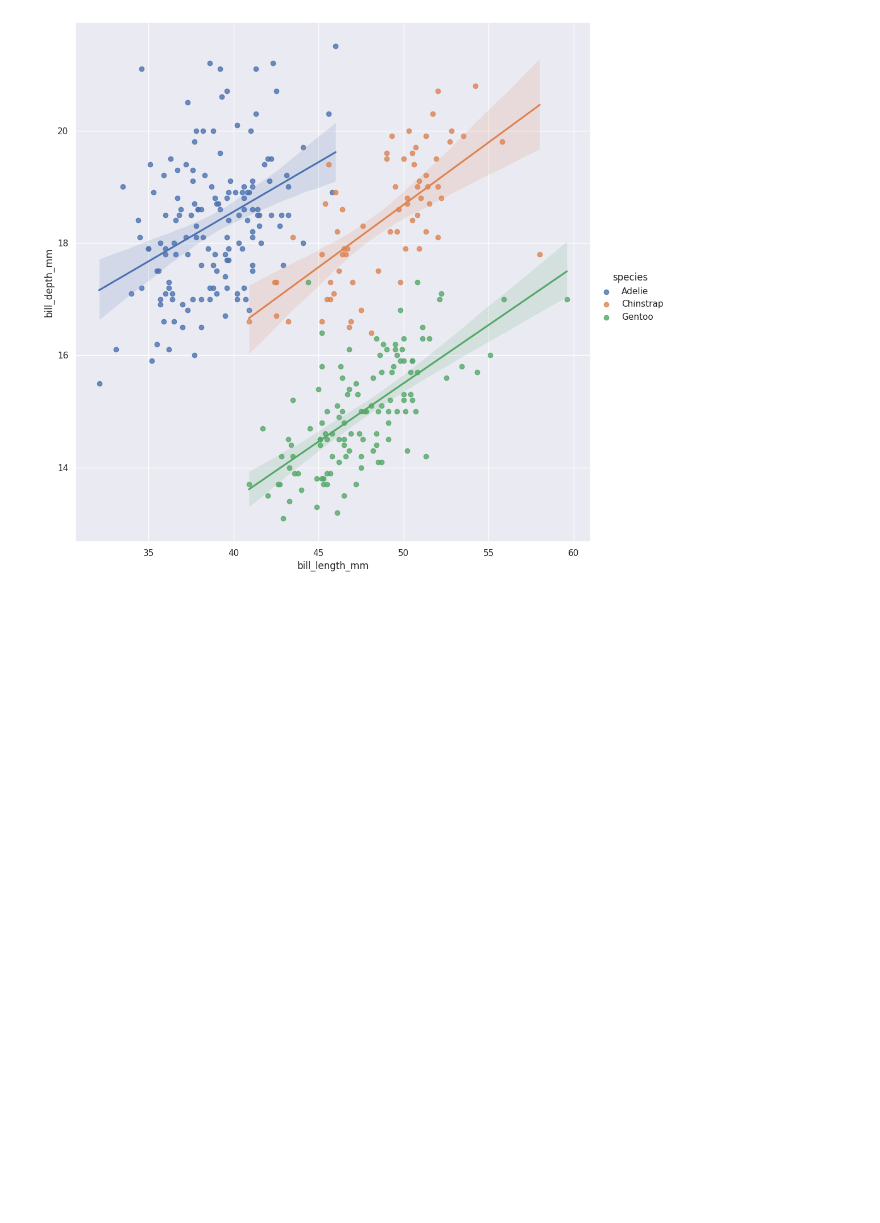
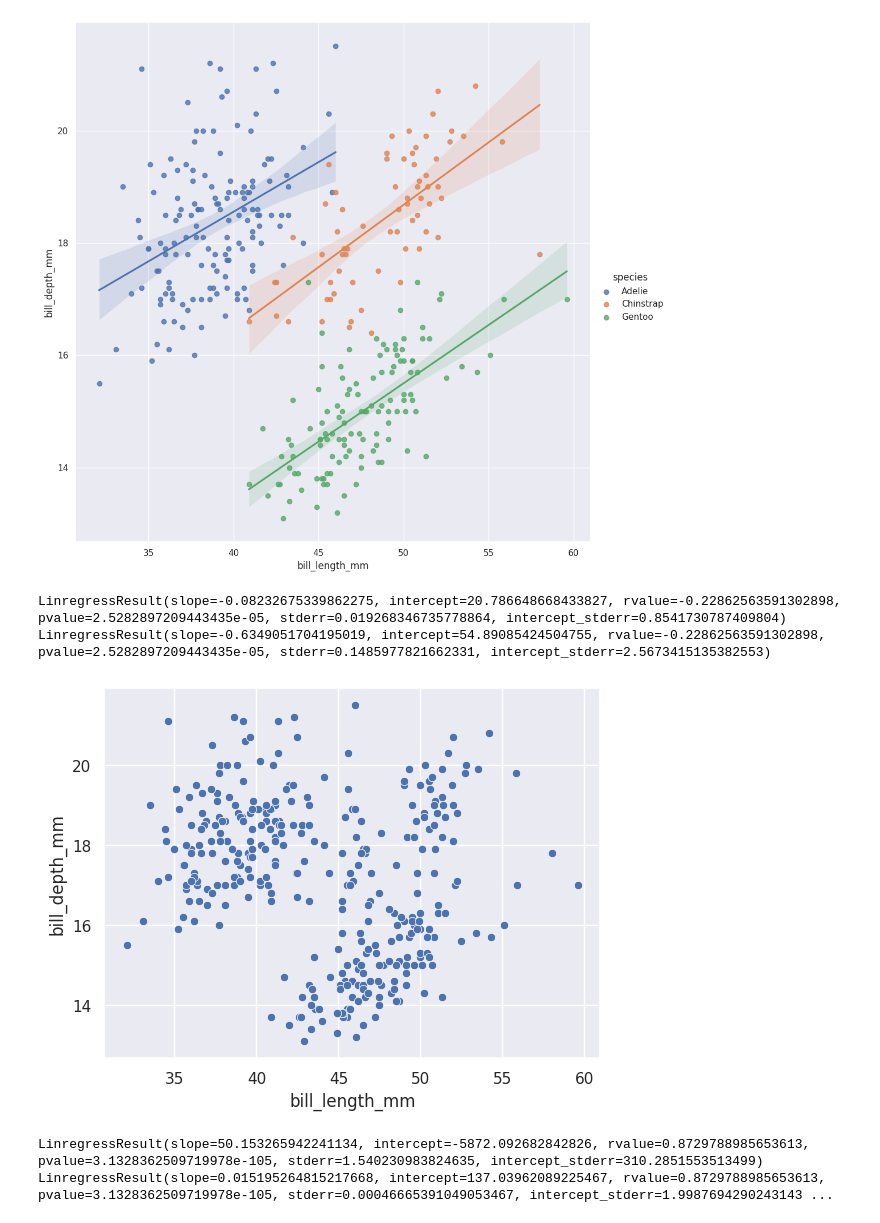
Before and after one commit to AleexSilva/Training-EDA, a Jupyter notebook: python-files/intro.ipynb, the cells around one changed output. Cells and saved outputs as stored; diff of their text form; code cells hidden in the pictures; blank space fills up the shorter version.

```diff
--- a/python-files/intro.ipynb
+++ b/python-files/intro.ipynb
@@ -931,3 +921,38 @@ sns.lmplot(
 # %% [output]
 <seaborn.axisgrid.FacetGrid at 0x...>
 [figure]
+# %%
+x = df.bill_length_mm
+y = df.bill_depth_mm
+
+reg1 = scipy.stats.linregress(x=x,y=y)
+reg2 = scipy.stats.linregress(x=y,y=x)
+
+print(reg1,reg2,sep='\n')
+# %% [output]
+LinregressResult(slope=-0.08232675339862275, intercept=20.786648668433827, rvalue=-0.22862563591302898, pvalue=2.5282897209443435e-05, stderr=0.019268346735778864, intercept_stderr=0.8541730787409804)
+LinregressResult(slope=-0.6349051704195019, intercept=54.89085424504755, rvalue=-0.22862563591302898, pvalue=2.5282897209443435e-05, stderr=0.1485977821662331, intercept_stderr=2.5673415135382553)
+# %%
+sns.scatterplot(
+    data=df,
+    x=x,
+    y=y
+)
+
+fx1=np.array(x.min(),x.max())
+fy1= reg1.intercept + reg1.slope * fx1
+plt.plot(fx1,fy1,color='red')
+plt.show()
+# %% [output]
+[figure, added]
+# %%
+x = df.flipper_length_mm
+y = df.body_mass_g
+
+reg1 = scipy.stats.linregress(x=x,y=y)
+reg2 = scipy.stats.linregress(x=y,y=x)
+
+print(reg1,reg2,sep='\n')
+# %% [output]
+LinregressResult(slope=50.153265942241134, intercept=-5872.092682842826, rvalue=0.8729788985653613, pvalue=3.1328362509719978e-105, stderr=1.540230983824635, intercept_stderr=310.2851553513499)
+LinregressResult(slope=0.015195264815217668, intercept=137.03962089225467, rvalue=0.8729788985653613, pvalue=3.1328362509719978e-105, stderr=0.00046665391049053467, intercept_stderr=1.9987694290243143 ...
```
Also changed, not shown: parts of 1 cell of this notebook.
